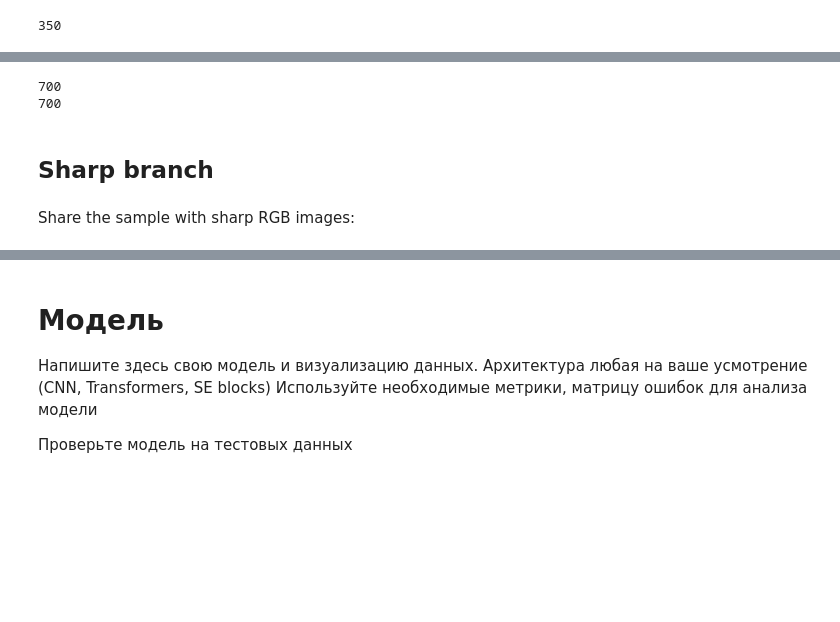
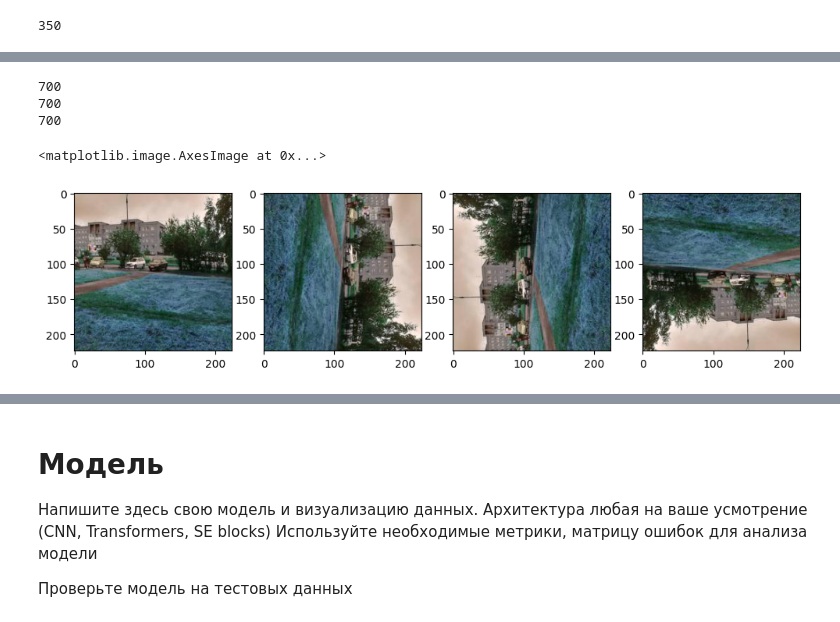
Before and after one commit to specialo0/multioutput-multiclass, a Jupyter notebook: multinet blur_torch_sharp.ipynb, the cells around one changed output, grey strips where cells are left out. Drawn from its saved outputs; the diff is of its cells as text; code cells hidden in the pictures; blank space fills up the shorter version.

```diff
--- a/multinet blur_torch_sharp.ipynb
+++ b/multinet blur_torch_sharp.ipynb
@@ -234,10 +293,18 @@ to_rgb(source_dir = os.path.join(path, 'sharp'), label = '2_0_0_') # sharp 0deg
 # %%
 print((len(os.listdir('/content/a_arestov_images_dataset/blur'))))
 print((len(os.listdir('/content/a_arestov_images_dataset/sharp'))))
+print((len(os.listdir('/content/a_arestov_images_dataset/torch'))))
 # %% [output]
 700
 700
+700
-# %% [markdown]
-## Sharp branch
-# %% [markdown]
-Share the sample with sharp RGB images:
+# %%
+img222 = Image.open(sharp_path + str( sorted(os.listdir(sharp_path))[1] ))
+fig, ax = plt.subplots(1,4, figsize=(12, 9))
+ax[0].imshow(img222)
+ax[1].imshow(img222.rotate(-90))
+ax[2].imshow(img222.rotate(90))
+ax[3].imshow(img222.rotate(180))
+# %% [output]
+<matplotlib.image.AxesImage at 0x...>
+[figure, added]
```
Also changed, not shown: parts of 32 cells of this notebook.
